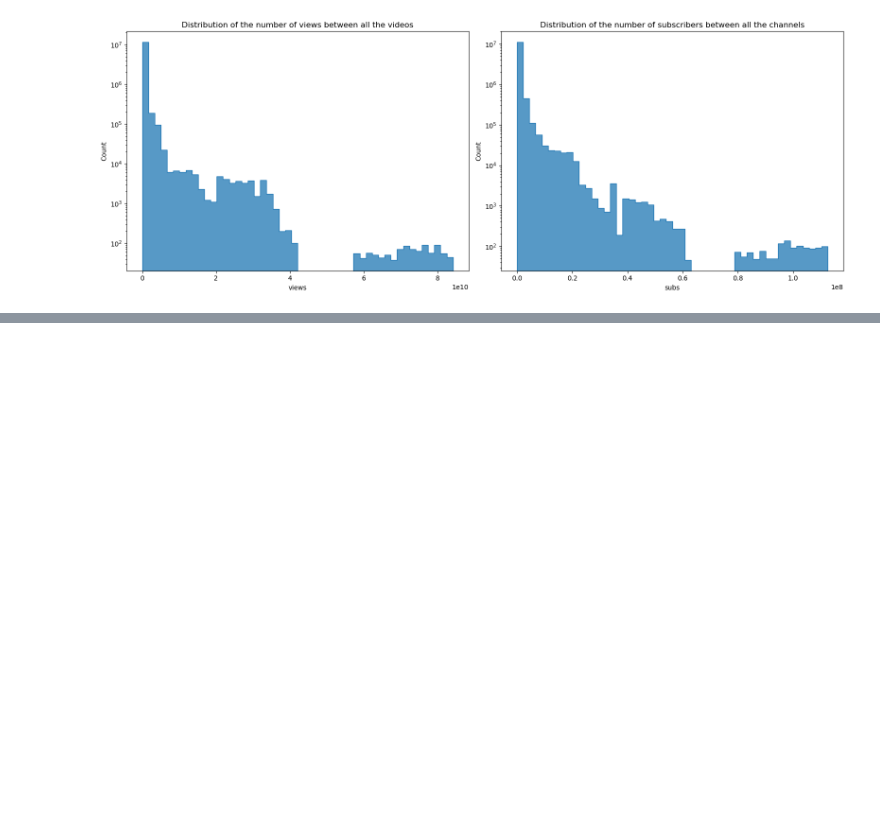
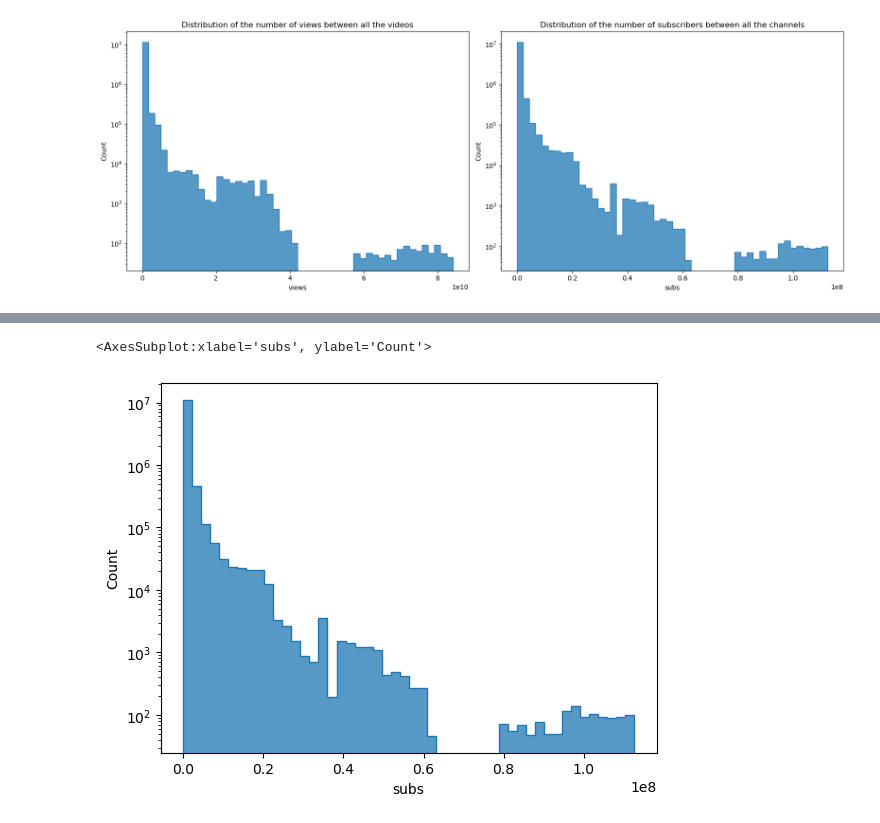
Before and after one commit to epfl-ada/ada-2022-project-adagang, a Jupyter notebook: exploration.ipynb, the cells around one changed output, grey strips where cells are left out. Saved outputs shown, nothing was run; the diff lists cells and outputs as text; code cells hidden in the pictures; blank space fills up the shorter version.

Commit message:
first plot of sia

```diff
--- a/exploration.ipynb
+++ b/exploration.ipynb
@@ -242,7 +247,7 @@ df_timeseries_2019.head(5)
 # %% [markdown]
 Then, we rename the columns accordingly for the merge asof
 # %%
-#df_timeseries_2019["datetime"] = pd.to_datetime(df_timeseries_2019['datetime'])
+df_timeseries_2019["datetime"] = pd.to_datetime(df_timeseries_2019['datetime'])
 df_timeseries_2019.rename({"datetime": "nearest_time"}, axis=1, inplace=True)
 videos.rename({"upload_date": "nearest_time"}, axis=1, inplace=True)
 df_timeseries_2019.rename({"channel": "channel_id"}, axis=1, inplace=True)
@@ -285,0 +327,5 @@ plt.show()
+# %%
+sns.histplot(videos_on_date_by_channel, x="subs", bins=50, element="step", log_scale=(False,True))
+# %% [output]
+<AxesSubplot:xlabel='subs', ylabel='Count'>
+[figure, added]
```
Also changed, not shown: parts of 29 cells of this notebook.
